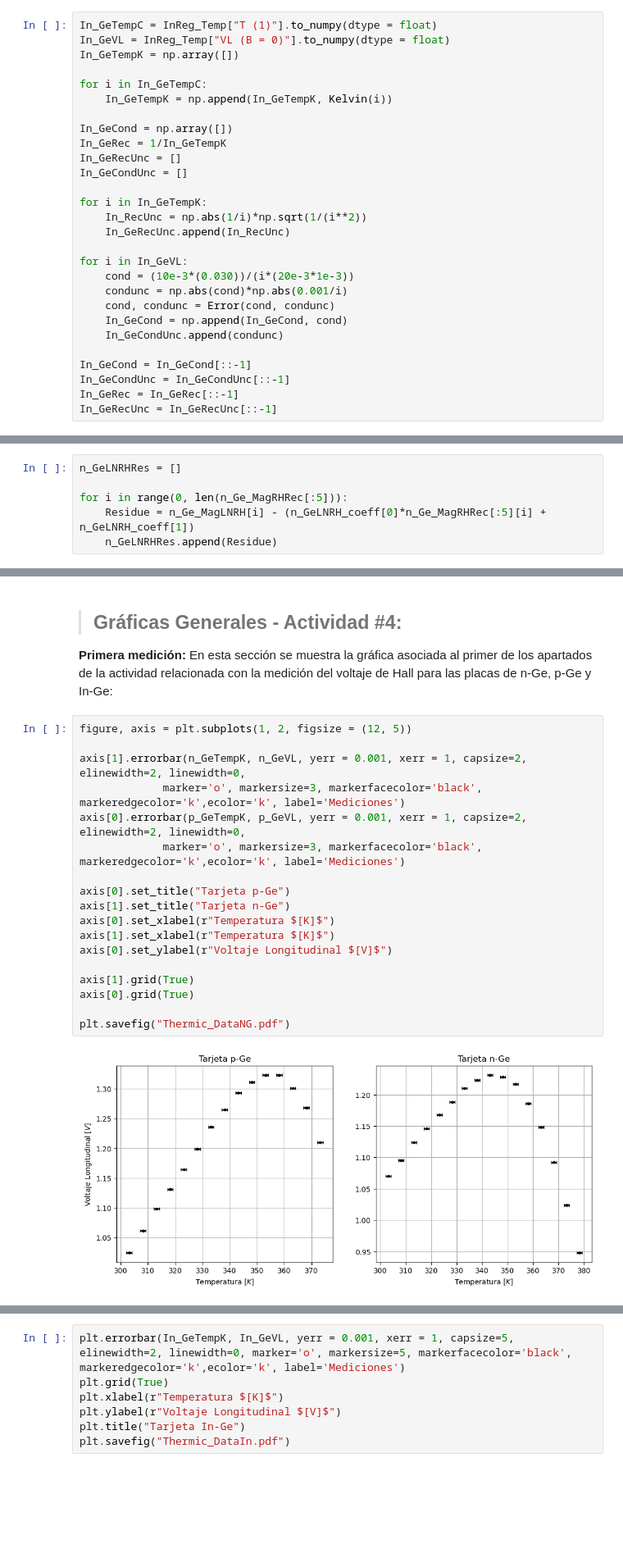
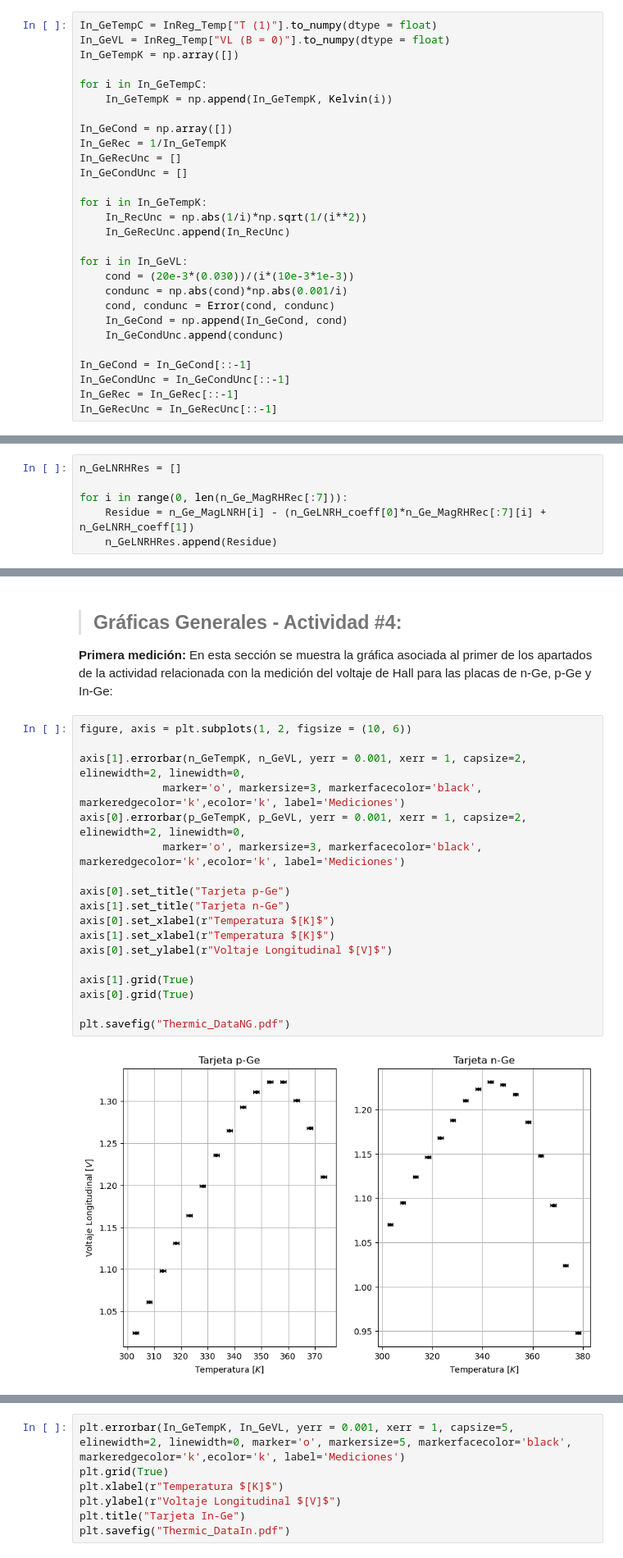
Before and after one commit to ThomasAnkhe/Laboratorio-Intermedio---Uniandes-2024, a Jupyter notebook: Hall Effect/Hall_Effect.ipynb, the cells around one changed output, grey strips where cells are left out. Shown at 82% size. Saved outputs shown, nothing was run; the diff lists cells and outputs as text; blank space fills up the shorter version.

```diff
--- a/Hall Effect/Hall_Effect.ipynb
+++ b/Hall Effect/Hall_Effect.ipynb
@@ -1218,7 +1236,7 @@ for i in In_GeTempK:
     In_GeRecUnc.append(In_RecUnc)
 
 for i in In_GeVL:
-    cond = (10e-3*(0.030))/(i*(20e-3*1e-3))
+    cond = (20e-3*(0.030))/(i*(10e-3*1e-3))
     condunc = np.abs(cond)*np.abs(0.001/i)
     cond, condunc = Error(cond, condunc)
     In_GeCond = np.append(In_GeCond, cond)
@@ -1374,8 +1402,8 @@ El valor obtenido para la energía de la banda de conducción es de 0.48 +/- 0.0
 # %%
 n_GeLNRHRes = []
 
-for i in range(0, len(n_Ge_MagRHRec[:5])):
-    Residue = n_Ge_MagLNRH[i] - (n_GeLNRH_coeff[0]*n_Ge_MagRHRec[:5][i] + n_GeLNRH_coeff[1])
+for i in range(0, len(n_Ge_MagRHRec[:7])):
+    Residue = n_Ge_MagLNRH[i] - (n_GeLNRH_coeff[0]*n_Ge_MagRHRec[:7][i] + n_GeLNRH_coeff[1])
     n_GeLNRHRes.append(Residue)
 # %%
 plt.plot(n_GeLNRHRecReg, n_GeLNRHReg, color = "red")
@@ -1453,23 +1481,23 @@ Puede ser una buena hipótesis, pero solo cuando se halla pulido el análisis se
 
 **Primera medición:** En esta sección se muestra la gráfica asociada al primer de los apartados de la actividad relacionada con la medición del voltaje de Hall para las placas de n-Ge, p-Ge y In-Ge:
 # %%
-figure, axis = plt.subplots(1, 2, figsize = (12, 5))
+figure, axis = plt.subplots(1, 2, figsize = (10, 6))
 
 axis[1].errorbar(n_GeTempK, n_GeVL, yerr = 0.001, xerr = 1, capsize=2, elinewidth=2, linewidth=0,
              marker='o', markersize=3, markerfacecolor='black', markeredgecolor='k',ecolor='k', label='Mediciones')
 axis[0].errorbar(p_GeTempK, p_GeVL, yerr = 0.001, xerr = 1, capsize=2, elinewidth=2, linewidth=0,
              marker='o', markersize=3, markerfacecolor='black', markeredgecolor='k',ecolor='k', label='Mediciones')
 
 axis[0].set_title("Tarjeta p-Ge")
 axis[1].set_title("Tarjeta n-Ge")
 axis[0].set_xlabel(r"Temperatura $[K]$")
 axis[1].set_xlabel(r"Temperatura $[K]$")
 axis[0].set_ylabel(r"Voltaje Longitudinal $[V]$")
 
 axis[1].grid(True)
 axis[0].grid(True)
 
 plt.savefig("Thermic_DataNG.pdf")
 # %% [output]
-[figure, old version]
+[figure, new version]
 # %%
```
Also changed, not shown: parts of 19 cells of this notebook, 12 other files.
